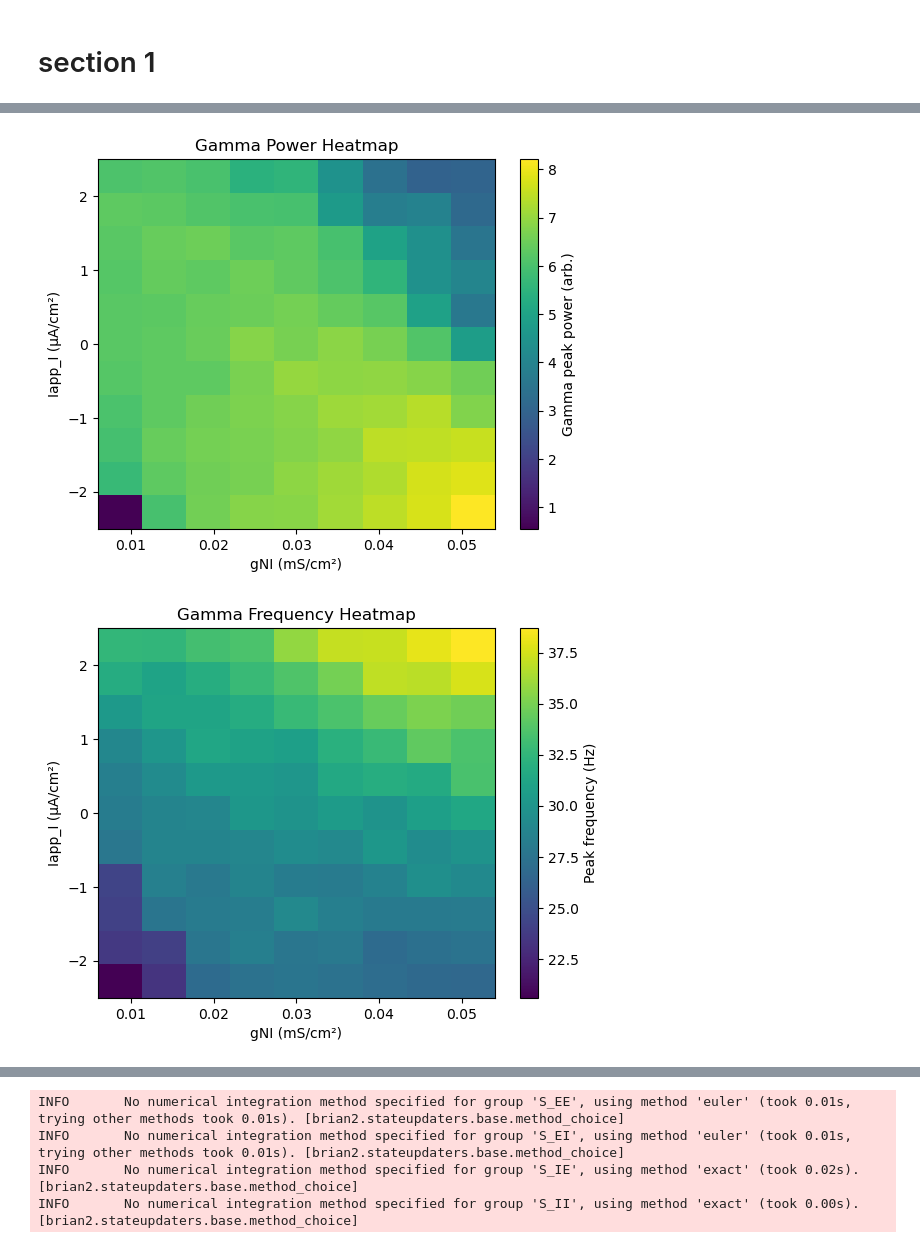
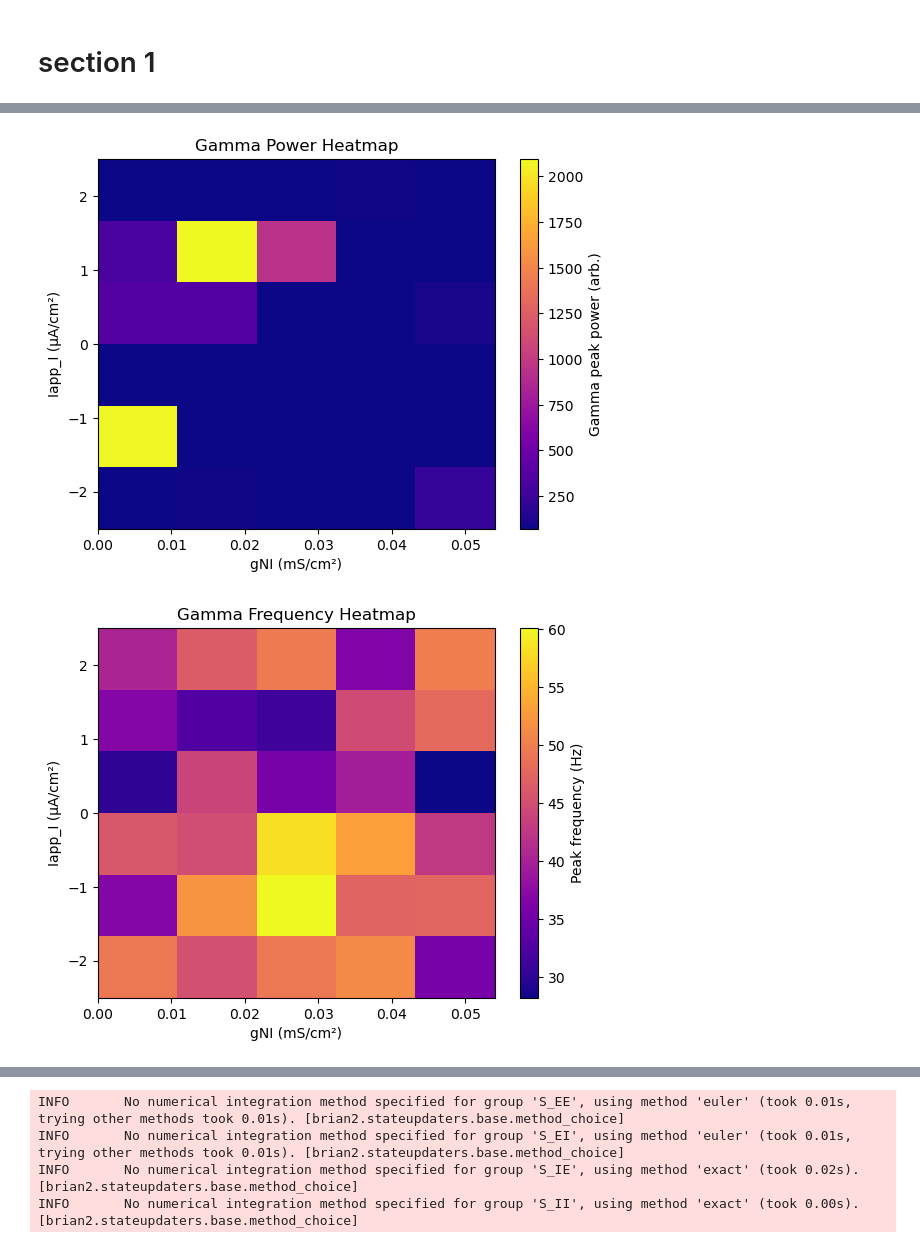
Before and after one commit to alessandrodipiano/brain-modelling-project, a Jupyter notebook: NMDA conductance and cortical oscillations in schizophrenia/notebooks/run_model.ipynb, the cells around one changed output, grey strips where cells are left out. Drawn from its saved outputs; the diff is of its cells as text; code cells hidden in the pictures.

```diff
--- a/NMDA conductance and cortical oscillations in schizophrenia/notebooks/run_model.ipynb
+++ b/NMDA conductance and cortical oscillations in schizophrenia/notebooks/run_model.ipynb
@@ -58,8 +64,8 @@ Overall, this section identifies the parameter regimes that produce strong, cohe
 # ----------------------------
 # Parameters
 # ----------------------------
-gNI_values = np.linspace(0.006, 0.054, 9)   # NMDA conductance
-IappI_values = np.linspace(-2.5, 2.5, 11)   # inhibitory current
+gNI_values     = np.linspace(0, 0.054, 5)   # NMDA conductance
+IappI_values = np.linspace(-2.5, 2.5, 6)   # inhibitory current
 gNE=0.008                                 #fixed as in the reference papepr
 gEI=0.08                                  #fixed as in the reference paper
 # %%
@@ -120,6 +118,7 @@ for r in results:
 plt.figure()
 plt.imshow(
     power_map,
+    cmap='plasma',
     aspect="auto",
     origin="lower",
     extent=[gNI_values[0], gNI_values[-1], IappI_values[0], IappI_values[-1]],
@@ -134,6 +133,7 @@ plt.show()
 plt.figure()
 plt.imshow(
     freq_map,
+    cmap='plasma',
     aspect="auto",
     origin="lower",
     extent=[gNI_values[0], gNI_values[-1], IappI_values[0], IappI_values[-1]],
@@ -191,32 +191,32 @@ duration_s = 0.5   # window length
 
 start = int(start_s * 1000 / dt)
 end   = int((start_s + duration_s) * 1000 / dt)
 
 t = np.arange(start, end) * dt / 1000
 
 plt.figure()
 plt.plot(t, lfp[start:end])
 plt.xlabel("Time (s)")
 plt.ylabel("LFP")
 plt.title("LFP trace (zoomed)")
 plt.show()
 
 
 ################################
 
 
 
 fs = 1.0 / (dt * 1e-3)
 
 f, t, S = spectrogram(lfp, fs=fs, nperseg=int(fs))
 
 plt.pcolormesh(t, f, S, shading='gouraud')
 plt.ylim(0, 100)
 plt.ylabel('Frequency (Hz)')
 plt.xlabel('Time (s)')
 plt.title('Spectrogram')
 plt.colorbar(label="Power")
 plt.show()
 # %% [output]
-[figure, old version]
+[figure, new version]
-[figure, old version]
+[figure, new version]
```
Also changed, not shown: parts of 26 cells of this notebook, 2 other files.
